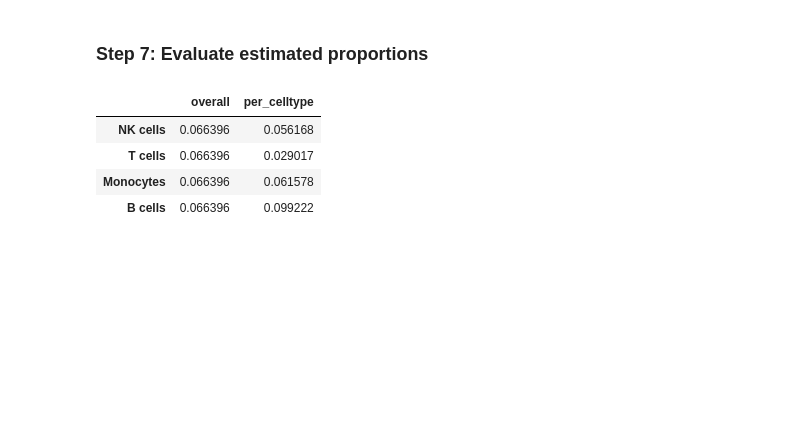
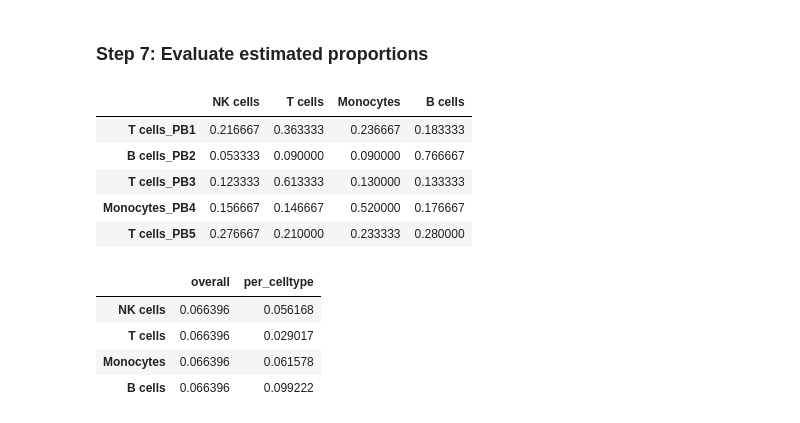
Before and after one commit to Eastmanmd/DECONVersation, a Jupyter notebook: tutorials/extracting_embeddings_from_pseudobulk.ipynb, the cells around one changed output. Saved outputs shown, nothing was run; the diff lists cells and outputs as text; code cells hidden in the pictures; blank space fills up the shorter version.

Commit message:
updated pseudobulk tutorial

```diff
--- a/tutorials/extracting_embeddings_from_pseudobulk.ipynb
+++ b/tutorials/extracting_embeddings_from_pseudobulk.ipynb
@@ -43,14 +36,15 @@ Name: count, dtype: int64
 # %% [markdown]
 ### Step 2: Create pseudobulk
 # %%
-#For reference containing just a sample with batch effects
+# Create pseudobulk and cell type prortions (ground truth)
 pseudo_bulk, cell_prop = generate_pseudobulk(adata = adata,
-                                             cell_type_col = "broad_type",
-                                             n_pseudobulks = 1000,
-                                             target_proportion_min = 0.1,
-                                             target_proportion_max = 0.80,
-                                             n_cells_per_pseudobulk = 300,
-                                             random_state = 42)
+                                             cell_type_col = "broad_type", # cell type column
+                                             n_pseudobulks = 500, # Number of pseudobulk samples to be created
+                                             target_proportion_min = 0.1, # expected min cell type proportion
+                                             target_proportion_max = 0.80, # expected max cell type proportion
+                                             n_cells_per_pseudobulk = 300, # number of cells to be used for pseudobulking per sample
+                                             random_state = 42 # random state for reproducibility
+                                            )
 # %% [markdown]
 ### Step 3: Create signature matrix
 # %%
@@ -136,5 +129,14 @@ Running deconvolution...
 ### Step 7: Evaluate estimated proportions
 # %%
 from evaluation import *
+# %%
+cell_prop.head()
+# %% [output]
+|  | NK cells | T cells | Monocytes | B cells |
+| T cells_PB1 | 0.216667 | 0.363333 | 0.236667 | 0.183333 |
+| B cells_PB2 | 0.053333 | 0.090000 | 0.090000 | 0.766667 |
+| T cells_PB3 | 0.123333 | 0.613333 | 0.130000 | 0.133333 |
+| Monocytes_PB4 | 0.156667 | 0.146667 | 0.520000 | 0.176667 |
+| T cells_PB5 | 0.276667 | 0.210000 | 0.233333 | 0.280000 |
 # %%
 #Compute RMSE per cell type
```
Also changed, not shown: parts of 11 cells of this notebook.
